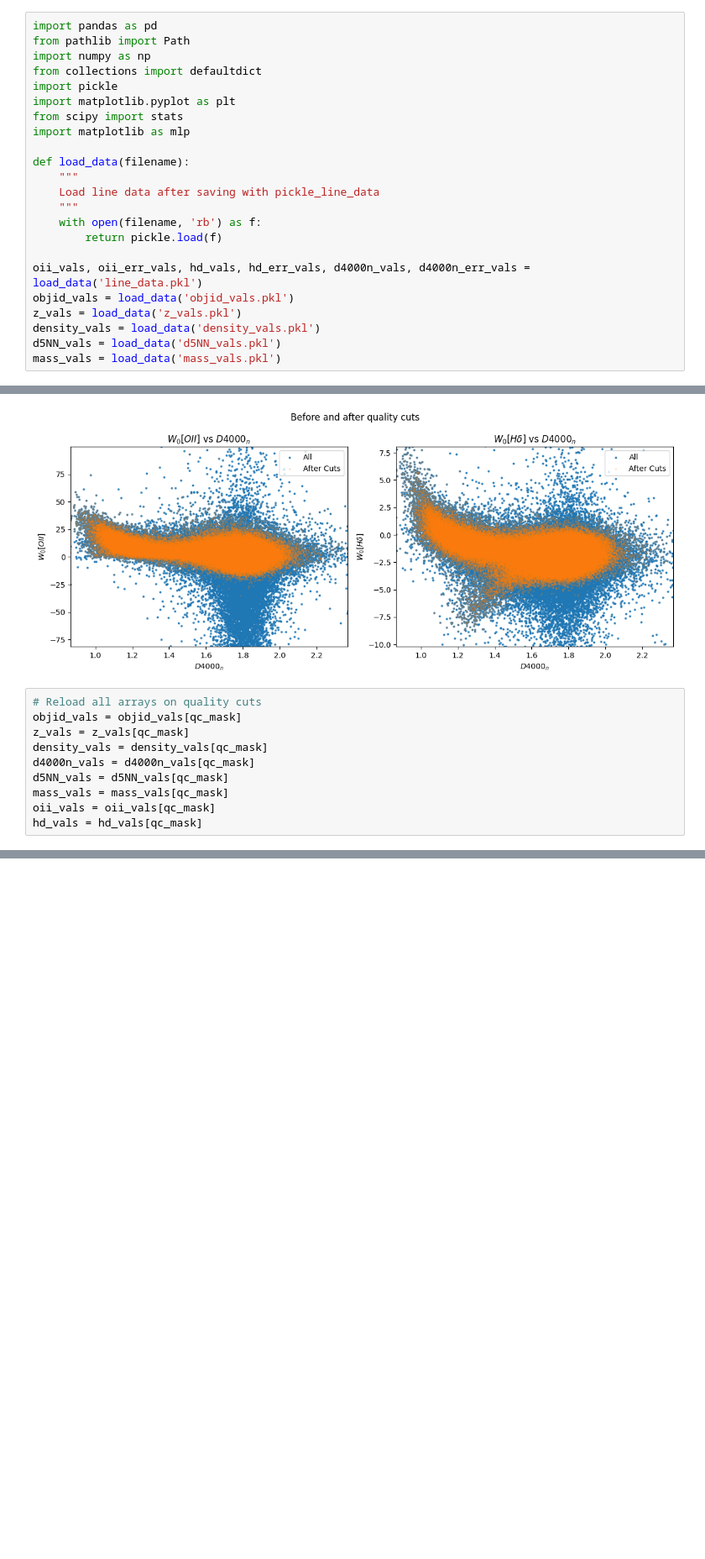
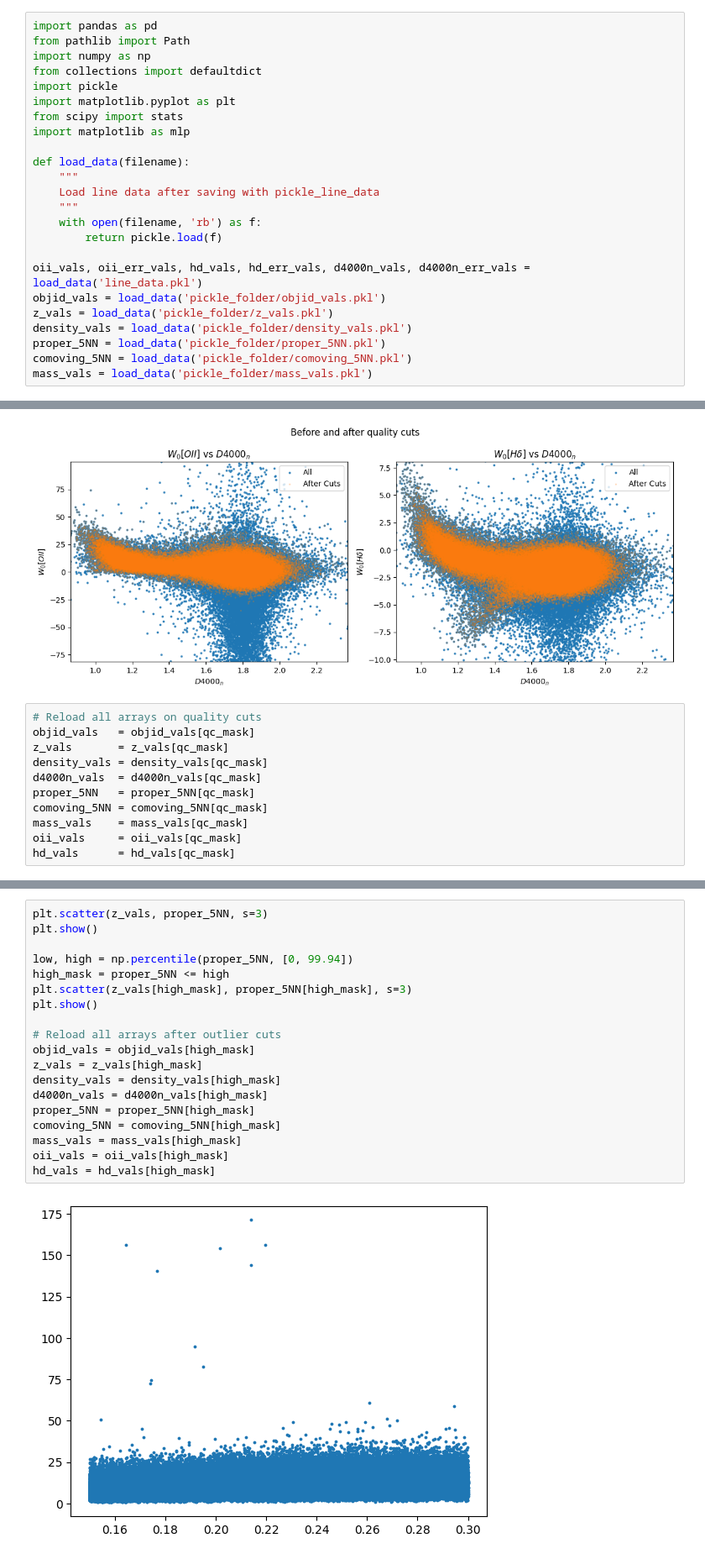
Before and after one commit to maraMaraschino/capstone-project, a Jupyter notebook: timescapes-notebook.ipynb, the cells around one changed output, grey strips where cells are left out. Shown at 84% size. Drawn from its saved outputs; the diff is of its cells as text; blank space fills up the shorter version.

```diff
--- a/timescapes-notebook.ipynb
+++ b/timescapes-notebook.ipynb
@@ -1169,11 +1173,12 @@ def load_data(filename):
         return pickle.load(f)
 
 oii_vals, oii_err_vals, hd_vals, hd_err_vals, d4000n_vals, d4000n_err_vals = load_data('line_data.pkl')
-objid_vals = load_data('objid_vals.pkl')
-z_vals = load_data('z_vals.pkl')
-density_vals = load_data('density_vals.pkl')
-d5NN_vals = load_data('d5NN_vals.pkl')
-mass_vals = load_data('mass_vals.pkl')
+objid_vals = load_data('pickle_folder/objid_vals.pkl')
+z_vals = load_data('pickle_folder/z_vals.pkl')
+density_vals = load_data('pickle_folder/density_vals.pkl')
+proper_5NN = load_data('pickle_folder/proper_5NN.pkl')
+comoving_5NN = load_data('pickle_folder/comoving_5NN.pkl')
+mass_vals = load_data('pickle_folder/mass_vals.pkl')
 # %% [markdown]
 # Separating active and passive populations in D4000n data
 
@@ -1365,13 +1393,14 @@ plt.show()
 [figure]
 # %%
 # Reload all arrays on quality cuts
-objid_vals = objid_vals[qc_mask]
-z_vals = z_vals[qc_mask]
+objid_vals   = objid_vals[qc_mask]
+z_vals       = z_vals[qc_mask]
 density_vals = density_vals[qc_mask]
-d4000n_vals = d4000n_vals[qc_mask]
-d5NN_vals = d5NN_vals[qc_mask]
-mass_vals = mass_vals[qc_mask]
-oii_vals = oii_vals[qc_mask]
-hd_vals = hd_vals[qc_mask]
+d4000n_vals  = d4000n_vals[qc_mask]
+proper_5NN   = proper_5NN[qc_mask]
+comoving_5NN = comoving_5NN[qc_mask]
+mass_vals    = mass_vals[qc_mask]
+oii_vals     = oii_vals[qc_mask]
+hd_vals      = hd_vals[qc_mask]
 # %% [markdown]
 # Create Initial Environment Quartiles
@@ -1383,0 +1408,21 @@ plt.show()
+# %%
+plt.scatter(z_vals, proper_5NN, s=3)
+plt.show()
+
+low, high = np.percentile(proper_5NN, [0, 99.94])
+high_mask = proper_5NN <= high
+plt.scatter(z_vals[high_mask], proper_5NN[high_mask], s=3)
+plt.show()
+
+# Reload all arrays after outlier cuts
+objid_vals = objid_vals[high_mask]
+z_vals = z_vals[high_mask]
+density_vals = density_vals[high_mask]
+d4000n_vals = d4000n_vals[high_mask]
+proper_5NN = proper_5NN[high_mask]
+comoving_5NN = comoving_5NN[high_mask]
+mass_vals = mass_vals[high_mask]
+oii_vals = oii_vals[high_mask]
+hd_vals = hd_vals[high_mask]
+# %% [output]
+[figure, added]
```
Also changed, not shown: parts of 16 cells of this notebook, 1 other file.
